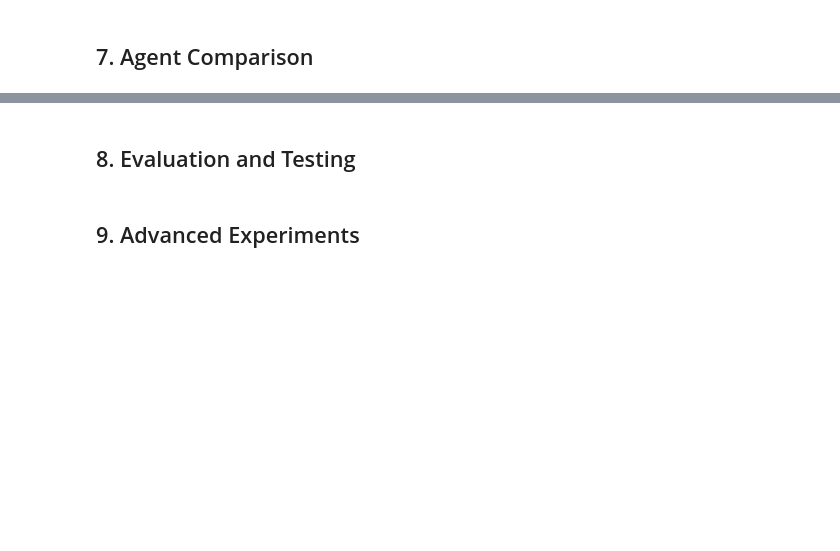
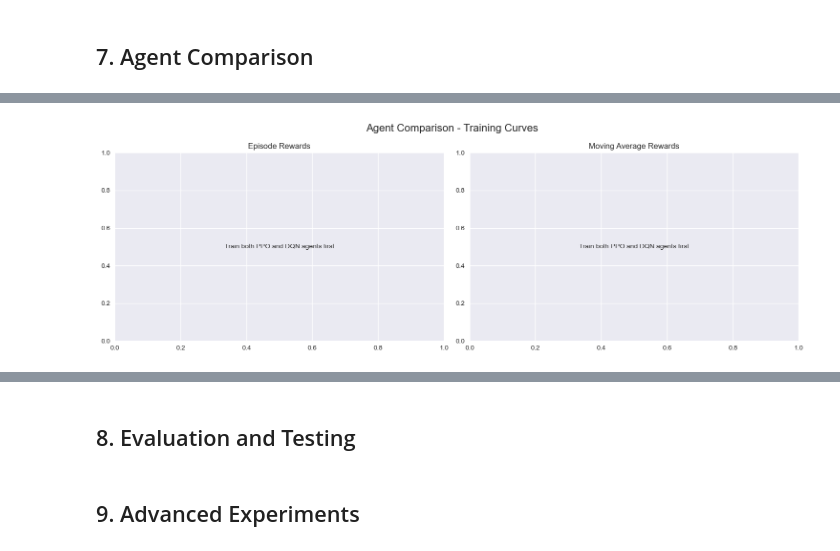
Before and after one commit to ShubhamNakhod/Capstone_Portfolio_RL, a Jupyter notebook: notebooks/03_Agent_Training.ipynb, the cells around one changed output, grey strips where cells are left out. Drawn from its saved outputs; the diff is of its cells as text; code cells hidden in the pictures; blank space fills up the shorter version.

Commit message:
train agent

```diff
--- a/notebooks/03_Agent_Training.ipynb
+++ b/notebooks/03_Agent_Training.ipynb
@@ -327,36 +380,59 @@ print(f"Final average reward: {np.mean(dqn_metrics['episode_rewards'][-50:]):.4f
 # %%
 # Compare training curves
-fig, axes = plt.subplots(1, 2, figsize=(15, 5))
-fig.suptitle('Agent Comparison - Training Curves', fontsize=16)
+try:
+    fig, axes = plt.subplots(1, 2, figsize=(15, 5))
+    fig.suptitle('Agent Comparison - Training Curves', fontsize=16)
 
-# Rewards comparison
-axes[0].plot(ppo_metrics['episode_rewards'], label='PPO', alpha=0.7)
-axes[0].plot(dqn_metrics['episode_rewards'], label='DQN', alpha=0.7)
-axes[0].set_title('Episode Rewards')
-axes[0].set_xlabel('Episode')
-axes[0].set_ylabel('Reward')
-axes[0].legend()
-axes[0].grid(True, alpha=0.3)
+    # Check if both agents are trained
+    if 'ppo_metrics' in globals() and 'dqn_metrics' in globals():
+        # Rewards comparison
+        axes[0].plot(ppo_metrics['episode_rewards'], label='PPO', alpha=0.7)
+        axes[0].plot(dqn_metrics['episode_rewards'], label='DQN', alpha=0.7)
+        axes[0].set_title('Episode Rewards')
+        axes[0].set_xlabel('Episode')
+        axes[0].set_ylabel('Reward')
+        axes[0].legend()
+        axes[0].grid(True, alpha=0.3)
 
-# Moving average comparison
-window = 20
-ppo_ma = pd.Series(ppo_metrics['episode_rewards']).rolling(window=window).mean()
-dqn_ma = pd.Series(dqn_metrics['episode_rewards']).rolling(window=window).mean()
+        # Moving average comparison
+        window = min(20, len(ppo_metrics['episode_rewards']) // 10)
+        if window > 1:
+            ppo_ma = pd.Series(ppo_metrics['episode_rewards']).rolling(window=window).mean()
+            dqn_ma = pd.Series(dqn_metrics['episode_rewards']).rolling(window=window).mean()
 
-axes[1].plot(ppo_ma, label='PPO', alpha=0.7)
-axes[1].plot(dqn_ma, label='DQN', alpha=0.7)
-axes[1].set_title(f'Moving Average Rewards (window={window})')
-axes[1].set_xlabel('Episode')
-axes[1].set_ylabel('Average Reward')
-axes[1].legend()
-axes[1].grid(True, alpha=0.3)
+            axes[1].plot(ppo_ma, label='PPO', alpha=0.7)
+            axes[1].plot(dqn_ma, label='DQN', alpha=0.7)
+            axes[1].set_title(f'Moving Average Rewards (window={window})')
+            axes[1].set_xlabel('Episode')
+            axes[1].set_ylabel('Average Reward')
+            axes[1].legend()
+            axes[1].grid(True, alpha=0.3)
+        else:
+            axes[1].text(0.5, 0.5, 'Need more episodes for moving average',
+                        ha='center', va='center', transform=axes[1].transAxes)
+            axes[1].set_title('Moving Average Rewards')
+    else:
+        axes[0].text(0.5, 0.5, 'Train both PPO and DQN agents first',
+                    ha='center', va='center', transform=axes[0].transAxes)
+        axes[0].set_title('Episode Rewards')
+        axes[1].text(0.5, 0.5, 'Train both PPO and DQN agents first',
+                    ha='center', va='center', transform=axes[1].transAxes)
+        axes[1].set_title('Moving Average Rewards')
 
-plt.tight_layout()
-plt.show()
+    plt.tight_layout()
+    plt.show()
 
-# Print comparison summary
-print("\n=== Training Summary ===")
-print(f"PPO - Final 50 episodes avg: {np.mean(ppo_metrics['episode_rewards'][-50:]):.4f}")
-print(f"DQN - Final 50 episodes avg: {np.mean(dqn_metrics['episode_rewards'][-50:]):.4f}")
-print(f"PPO - Max reward: {np.max(ppo_metrics['episode_rewards']):.4f}")
-print(f"DQN - Max reward: {np.max(dqn_metrics['episode_rewards']):.4f}")
+    # Print comparison summary
+    if 'ppo_metrics' in globals() and 'dqn_metrics' in globals():
+        print("\n=== Training Summary ===")
+        print(f"PPO - Final 50 episodes avg: {np.mean(ppo_metrics['episode_rewards'][-50:]):.4f}")
+        print(f"DQN - Final 50 episodes avg: {np.mean(dqn_metrics['episode_rewards'][-50:]):.4f}")
+        print(f"PPO - Max reward: {np.max(ppo_metrics['episode_rewards']):.4f}")
+        print(f"DQN - Max reward: {np.max(dqn_metrics['episode_rewards']):.4f}")
+    else:
+        print("Please train both PPO and DQN agents first")
+except Exception as e:
+    print(f"Error creating comparison plots: {e}")
+    print("Make sure both agents have been trained first.")
+# %% [output]
+[figure, added]
```
Also changed, not shown: parts of 8 cells of this notebook, 12 other files.
